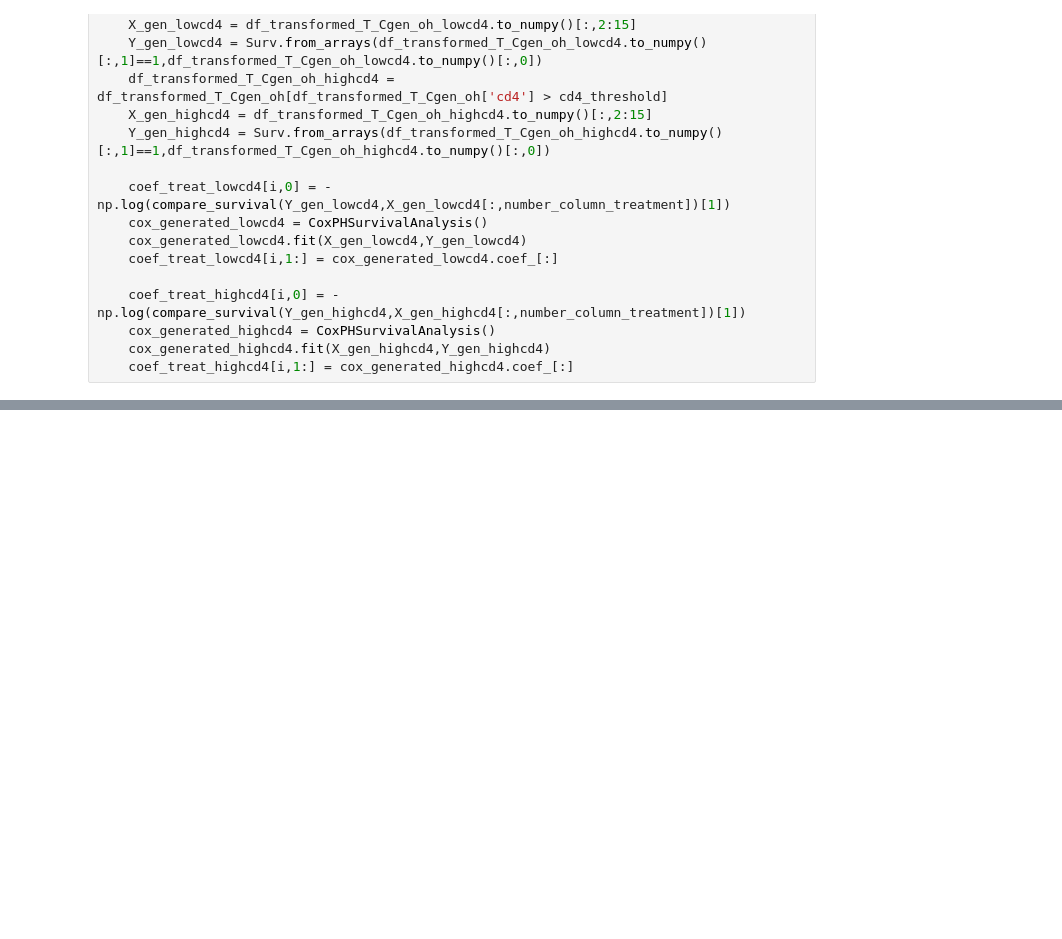
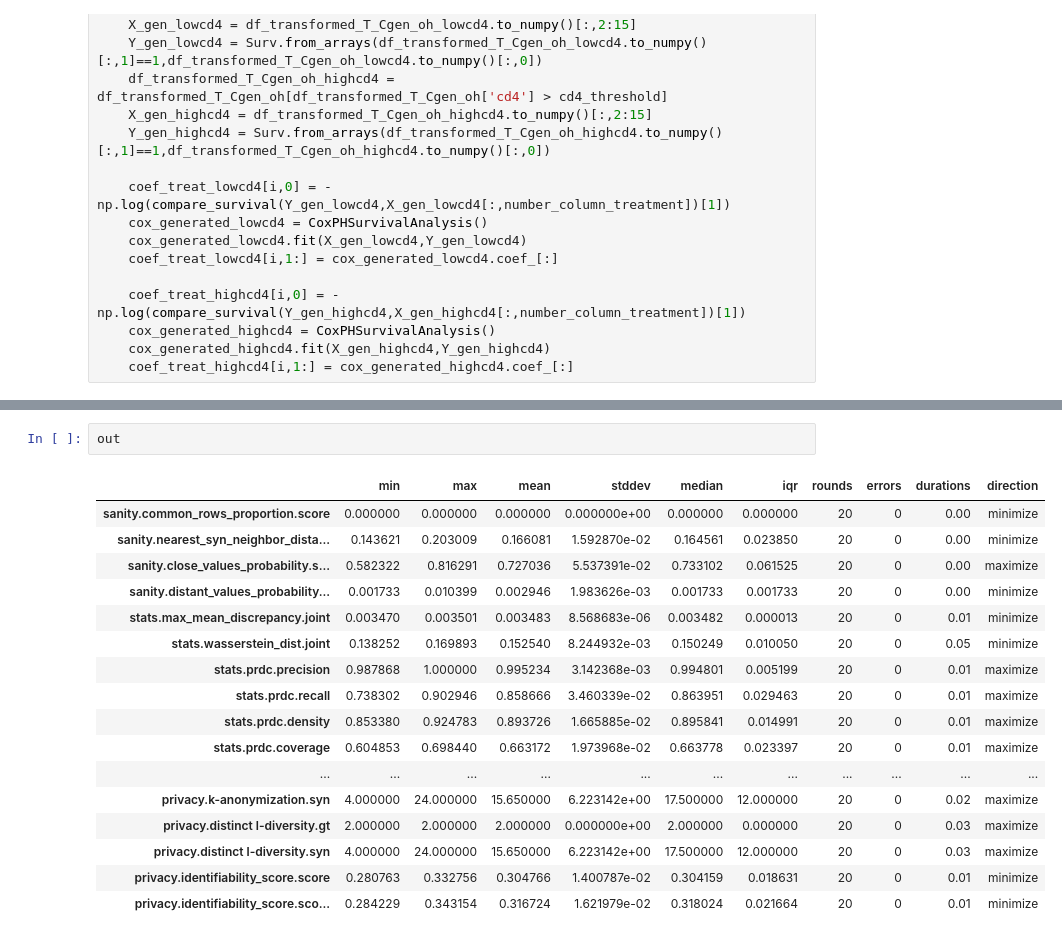
Before and after one commit to aguilloux/HI-VAE_Pytorch, a Jupyter notebook: tutorial_Aids_with_analysis_control_survGAN.ipynb, the cells around one changed output, grey strips where cells are left out. Saved outputs shown, nothing was run; the diff lists cells and outputs as text; blank space fills up the shorter version.

```diff
--- a/tutorial_Aids_with_analysis_control_survGAN.ipynb
+++ b/tutorial_Aids_with_analysis_control_survGAN.ipynb
@@ -679,0 +810,20 @@ compare_survival(Y_gen_highcd4,X_gen_highcd4[:,number_column_treatment])
+# %%
+out
+# %% [output]
+|  | min | max | mean | stddev | median | iqr | rounds | errors | durations | direction |
+| sanity.common_rows_proportion.score | 0.000000 | 0.000000 | 0.000000 | 0.000000e+00 | 0.000000 | 0.000000 | 20 | 0 | 0.00 | minimize |
+| sanity.nearest_syn_neighbor_dista... | 0.143621 | 0.203009 | 0.166081 | 1.592870e-02 | 0.164561 | 0.023850 | 20 | 0 | 0.00 | minimize |
+| sanity.close_values_probability.s... | 0.582322 | 0.816291 | 0.727036 | 5.537391e-02 | 0.733102 | 0.061525 | 20 | 0 | 0.00 | maximize |
+| sanity.distant_values_probability... | 0.001733 | 0.010399 | 0.002946 | 1.983626e-03 | 0.001733 | 0.001733 | 20 | 0 | 0.00 | minimize |
+| stats.max_mean_discrepancy.joint | 0.003470 | 0.003501 | 0.003483 | 8.568683e-06 | 0.003482 | 0.000013 | 20 | 0 | 0.01 | minimize |
+| stats.wasserstein_dist.joint | 0.138252 | 0.169893 | 0.152540 | 8.244932e-03 | 0.150249 | 0.010050 | 20 | 0 | 0.05 | minimize |
+| stats.prdc.precision | 0.987868 | 1.000000 | 0.995234 | 3.142368e-03 | 0.994801 | 0.005199 | 20 | 0 | 0.01 | maximize |
+| stats.prdc.recall | 0.738302 | 0.902946 | 0.858666 | 3.460339e-02 | 0.863951 | 0.029463 | 20 | 0 | 0.01 | maximize |
+| stats.prdc.density | 0.853380 | 0.924783 | 0.893726 | 1.665885e-02 | 0.895841 | 0.014991 | 20 | 0 | 0.01 | maximize |
+| stats.prdc.coverage | 0.604853 | 0.698440 | 0.663172 | 1.973968e-02 | 0.663778 | 0.023397 | 20 | 0 | 0.01 | maximize |
+| ... | ... | ... | ... | ... | ... | ... | ... | ... | ... | ... |
+| privacy.k-anonymization.syn | 4.000000 | 24.000000 | 15.650000 | 6.223142e+00 | 17.500000 | 12.000000 | 20 | 0 | 0.02 | maximize |
+| privacy.distinct l-diversity.gt | 2.000000 | 2.000000 | 2.000000 | 0.000000e+00 | 2.000000 | 0.000000 | 20 | 0 | 0.03 | maximize |
+| privacy.distinct l-diversity.syn | 4.000000 | 24.000000 | 15.650000 | 6.223142e+00 | 17.500000 | 12.000000 | 20 | 0 | 0.03 | maximize |
+| privacy.identifiability_score.score | 0.280763 | 0.332756 | 0.304766 | 1.400787e-02 | 0.304159 | 0.018631 | 20 | 0 | 0.01 | minimize |
+| privacy.identifiability_score.sco... | 0.284229 | 0.343154 | 0.316724 | 1.621979e-02 | 0.318024 | 0.021664 | 20 | 0 | 0.01 | minimize |
```
Also changed, not shown: parts of 23 cells of this notebook.
